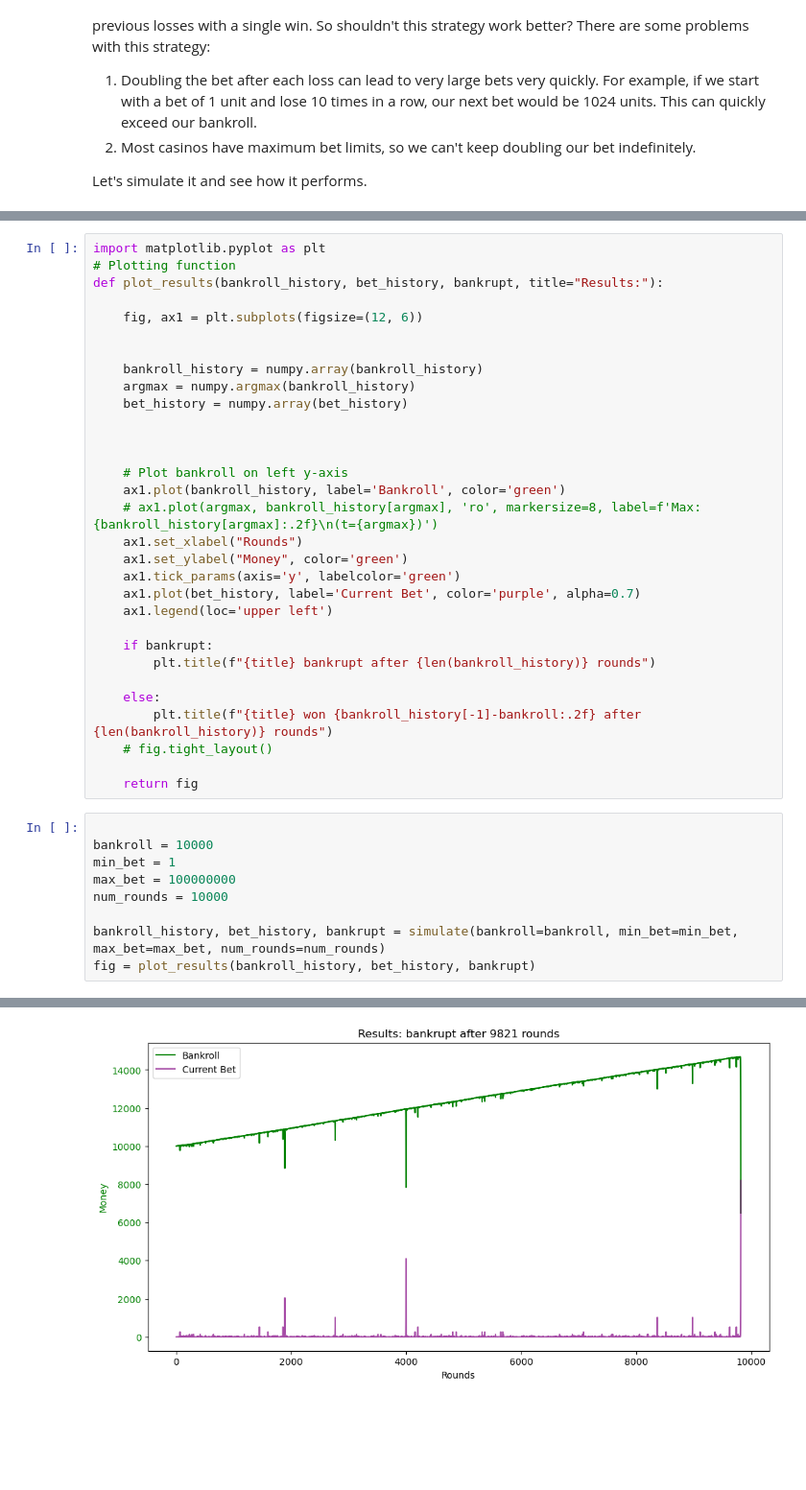
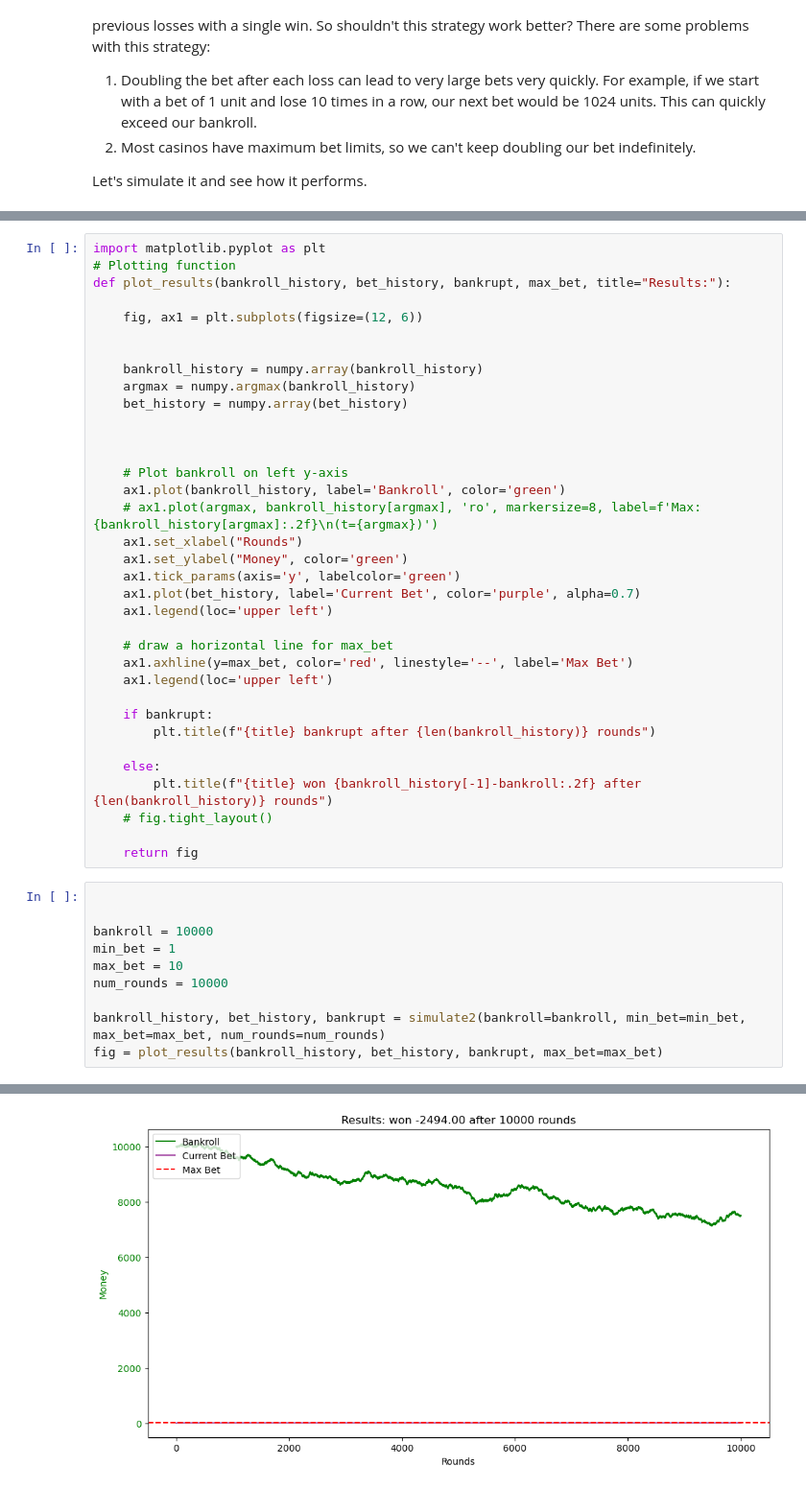
Before and after one commit to DerThorsten/xeus-python-fun, a Jupyter notebook: content/gamble.ipynb, the cells around one changed output, grey strips where cells are left out. Shown at 96% size. Cells and saved outputs as stored; diff of their text form; blank space fills up the shorter version.

```diff
--- a/content/gamble.ipynb
+++ b/content/gamble.ipynb
@@ -65,7 +107,7 @@ def simulate(bankroll, min_bet, max_bet, num_rounds):
 # %%
 import matplotlib.pyplot as plt
 # Plotting function
-def plot_results(bankroll_history, bet_history, bankrupt, title="Results:"):
+def plot_results(bankroll_history, bet_history, bankrupt, max_bet, title="Results:"):
 
     fig, ax1 = plt.subplots(figsize=(12, 6))
 
@@ -85,6 +127,10 @@ def plot_results(bankroll_history, bet_history, bankrupt, title="Results:"):
     ax1.plot(bet_history, label='Current Bet', color='purple', alpha=0.7)
     ax1.legend(loc='upper left')
 
+    # draw a horizontal line for max_bet
+    ax1.axhline(y=max_bet, color='red', linestyle='--', label='Max Bet')
+    ax1.legend(loc='upper left')
+
     if bankrupt:
         plt.title(f"{title} bankrupt after {len(bankroll_history)} rounds")
 
@@ -94,13 +140,14 @@ def plot_results(bankroll_history, bet_history, bankrupt, title="Results:"):
 
     return fig
 # %%
+
 
 bankroll = 10000
 min_bet = 1
-max_bet = 100000000
+max_bet = 10
 num_rounds = 10000
 
-bankroll_history, bet_history, bankrupt = simulate(bankroll=bankroll, min_bet=min_bet, max_bet=max_bet, num_rounds=num_rounds)
-fig = plot_results(bankroll_history, bet_history, bankrupt)
+bankroll_history, bet_history, bankrupt = simulate2(bankroll=bankroll, min_bet=min_bet, max_bet=max_bet, num_rounds=num_rounds)
+fig = plot_results(bankroll_history, bet_history, bankrupt, max_bet=max_bet)
 # %% [output]
 Probability of winning on red: 0.4865
@@ -108,4 +154,4 @@ Bankrupt after 9820 rounds!
-[figure, old version]
+[figure, new version]
 # %%
 
 bankroll = 10000
```
Also changed, not shown: parts of 3 cells of this notebook, 1 other file.
